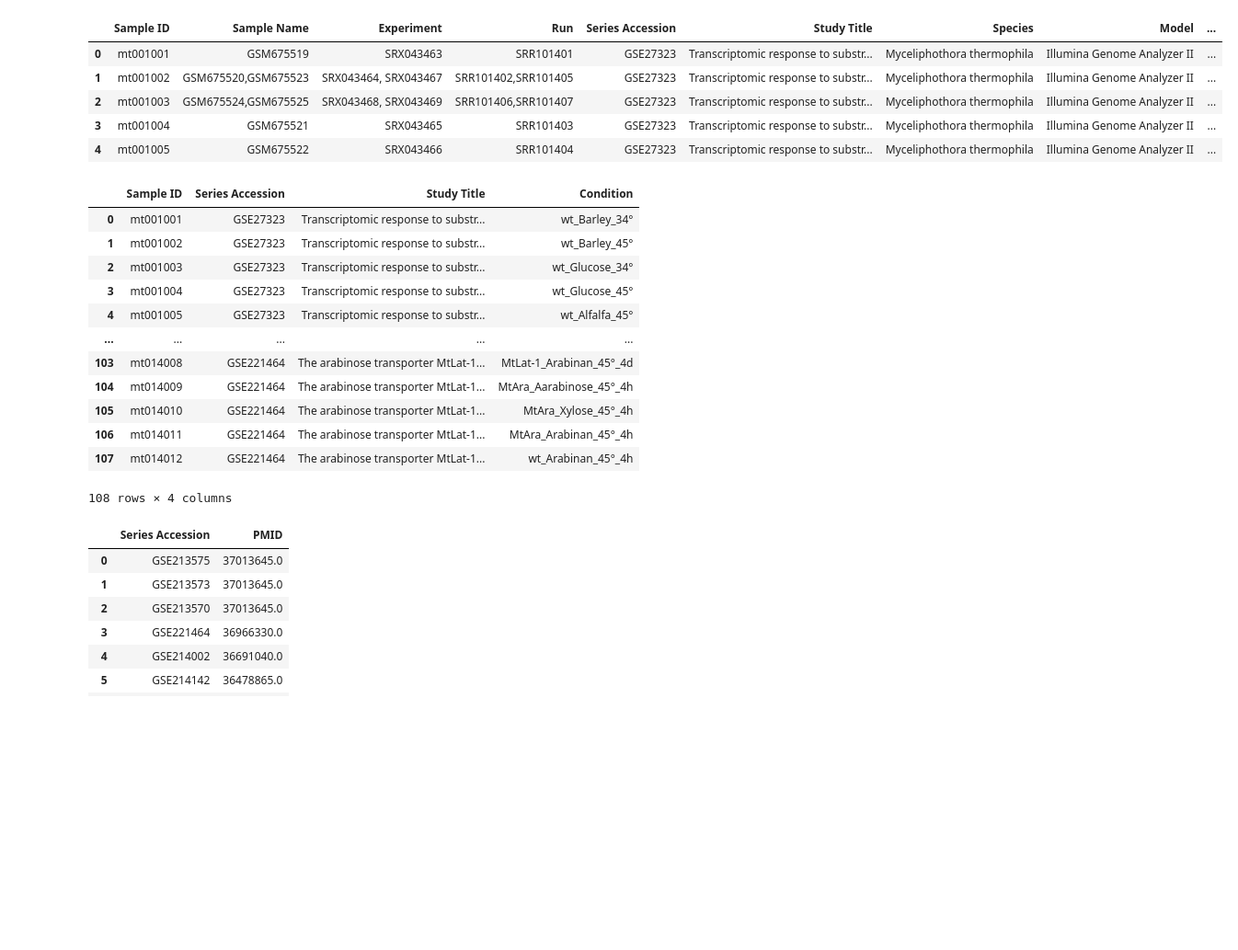
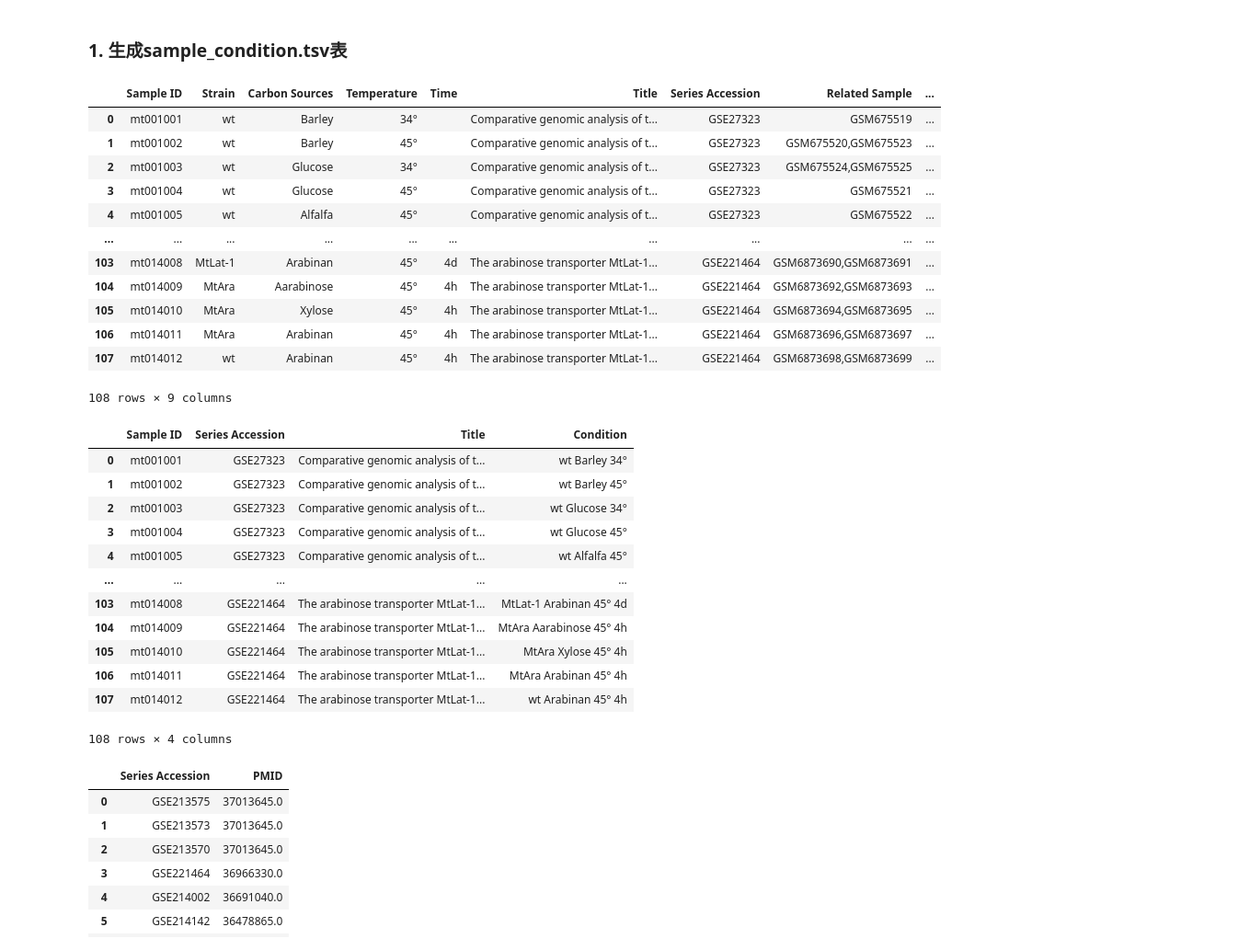
Before and after one commit to dongchen1998/mtd, a Jupyter notebook: search/myceliophthora_thermophila/transcriptome/Get_gene_exp.ipynb, the cells around one changed output. Shown at 92% size. Cells and saved outputs as stored; diff of their text form; code cells hidden in the pictures; blank space fills up the shorter version.

```diff
--- a/search/myceliophthora_thermophila/transcriptome/Get_gene_exp.ipynb
+++ b/search/myceliophthora_thermophila/transcriptome/Get_gene_exp.ipynb
@@ -1,42 +6,46 @@
+# %% [markdown]
+### 1. 生成sample_condition.tsv表
 # %%
-import pandas as pd
-import numpy as np
-import os
-import json
-
 # 读取当前目录下的sample.tsv
 df = pd.read_csv('sample.tsv', sep='\t')
 df['Time'] = df['Time'].fillna('')
-df['Condition'] = df['Strain'] + '_' + df['Carbon Sources'] + '_' + df['Temperature'].fillna('NA') + '_' + df['Time'].fillna('NA')
-df.head()
+df['Condition'] = df['Strain'] + ' ' + df['Carbon Sources'] + ' ' + df['Temperature'].fillna('NA') + ' ' + df['Time'].fillna('NA')
+df
 # %% [output]
-|  | Sample ID | Sample Name | Experiment | Run | Series Accession | Study Title | Species | Model | ... |
-| 0 | mt001001 | GSM675519 | SRX043463 | SRR101401 | GSE27323 | Transcriptomic response to substr... | Myceliphothora thermophila | Illumina Genome Analyzer II | ... |
-| 1 | mt001002 | GSM675520,GSM675523 | SRX043464, SRX043467 | SRR101402,SRR101405 | GSE27323 | Transcriptomic response to substr... | Myceliphothora thermophila | Illumina Genome Analyzer II | ... |
-| 2 | mt001003 | GSM675524,GSM675525 | SRX043468, SRX043469 | SRR101406,SRR101407 | GSE27323 | Transcriptomic response to substr... | Myceliphothora thermophila | Illumina Genome Analyzer II | ... |
-| 3 | mt001004 | GSM675521 | SRX043465 | SRR101403 | GSE27323 | Transcriptomic response to substr... | Myceliphothora thermophila | Illumina Genome Analyzer II | ... |
-| 4 | mt001005 | GSM675522 | SRX043466 | SRR101404 | GSE27323 | Transcriptomic response to substr... | Myceliphothora thermophila | Illumina Genome Analyzer II | ... |
+|  | Sample ID | Strain | Carbon Sources | Temperature | Time | Title | Series Accession | Related Sample | ... |
+| 0 | mt001001 | wt | Barley | 34° |  | Comparative genomic analysis of t... | GSE27323 | GSM675519 | ... |
+| 1 | mt001002 | wt | Barley | 45° |  | Comparative genomic analysis of t... | GSE27323 | GSM675520,GSM675523 | ... |
+| 2 | mt001003 | wt | Glucose | 34° |  | Comparative genomic analysis of t... | GSE27323 | GSM675524,GSM675525 | ... |
+| 3 | mt001004 | wt | Glucose | 45° |  | Comparative genomic analysis of t... | GSE27323 | GSM675521 | ... |
+| 4 | mt001005 | wt | Alfalfa | 45° |  | Comparative genomic analysis of t... | GSE27323 | GSM675522 | ... |
+| ... | ... | ... | ... | ... | ... | ... | ... | ... | ... |
+| 103 | mt014008 | MtLat-1 | Arabinan | 45° | 4d | The arabinose transporter MtLat-1... | GSE221464 | GSM6873690,GSM6873691 | ... |
+| 104 | mt014009 | MtAra | Aarabinose | 45° | 4h | The arabinose transporter MtLat-1... | GSE221464 | GSM6873692,GSM6873693 | ... |
+| 105 | mt014010 | MtAra | Xylose | 45° | 4h | The arabinose transporter MtLat-1... | GSE221464 | GSM6873694,GSM6873695 | ... |
+| 106 | mt014011 | MtAra | Arabinan | 45° | 4h | The arabinose transporter MtLat-1... | GSE221464 | GSM6873696,GSM6873697 | ... |
+| 107 | mt014012 | wt | Arabinan | 45° | 4h | The arabinose transporter MtLat-1... | GSE221464 | GSM6873698,GSM6873699 | ... |
+108 rows × 9 columns
 # %%
 # df保留Sample Number、Sample ID、Series ID、Study Title、Species、Strain、Sample Name、Canbon Sources、Temperature列
-df_1 = df[['Sample ID', 'Series Accession','Study Title', 'Condition']]
+df_1 = df[['Sample ID', 'Series Accession','Title', 'Condition']]
 
 # 如果Conditon最后一位是_，则去掉
 df_1.loc[:,'Condition'] = df_1['Condition'].apply(lambda x: x[:-1] if x[-1] == '_' else x)
 
 df_1
 # %% [output]
-|  | Sample ID | Series Accession | Study Title | Condition |
-| 0 | mt001001 | GSE27323 | Transcriptomic response to substr... | wt_Barley_34° |
-| 1 | mt001002 | GSE27323 | Transcriptomic response to substr... | wt_Barley_45° |
-| 2 | mt001003 | GSE27323 | Transcriptomic response to substr... | wt_Glucose_34° |
-| 3 | mt001004 | GSE27323 | Transcriptomic response to substr... | wt_Glucose_45° |
-| 4 | mt001005 | GSE27323 | Transcriptomic response to substr... | wt_Alfalfa_45° |
+|  | Sample ID | Series Accession | Title | Condition |
+| 0 | mt001001 | GSE27323 | Comparative genomic analysis of t... | wt Barley 34° |
+| 1 | mt001002 | GSE27323 | Comparative genomic analysis of t... | wt Barley 45° |
+| 2 | mt001003 | GSE27323 | Comparative genomic analysis of t... | wt Glucose 34° |
+| 3 | mt001004 | GSE27323 | Comparative genomic analysis of t... | wt Glucose 45° |
+| 4 | mt001005 | GSE27323 | Comparative genomic analysis of t... | wt Alfalfa 45° |
 | ... | ... | ... | ... | ... |
-| 103 | mt014008 | GSE221464 | The arabinose transporter MtLat-1... | MtLat-1_Arabinan_45°_4d |
-| 104 | mt014009 | GSE221464 | The arabinose transporter MtLat-1... | MtAra_Aarabinose_45°_4h |
-| 105 | mt014010 | GSE221464 | The arabinose transporter MtLat-1... | MtAra_Xylose_45°_4h |
-| 106 | mt014011 | GSE221464 | The arabinose transporter MtLat-1... | MtAra_Arabinan_45°_4h |
-| 107 | mt014012 | GSE221464 | The arabinose transporter MtLat-1... | wt_Arabinan_45°_4h |
+| 103 | mt014008 | GSE221464 | The arabinose transporter MtLat-1... | MtLat-1 Arabinan 45° 4d |
+| 104 | mt014009 | GSE221464 | The arabinose transporter MtLat-1... | MtAra Aarabinose 45° 4h |
+| 105 | mt014010 | GSE221464 | The arabinose transporter MtLat-1... | MtAra Xylose 45° 4h |
+| 106 | mt014011 | GSE221464 | The arabinose transporter MtLat-1... | MtAra Arabinan 45° 4h |
+| 107 | mt014012 | GSE221464 | The arabinose transporter MtLat-1... | wt Arabinan 45° 4h |
 108 rows × 4 columns
 # %%
 # 读取dataset.tsv
```
Also changed, not shown: parts of 4 cells of this notebook, 34 other files.
